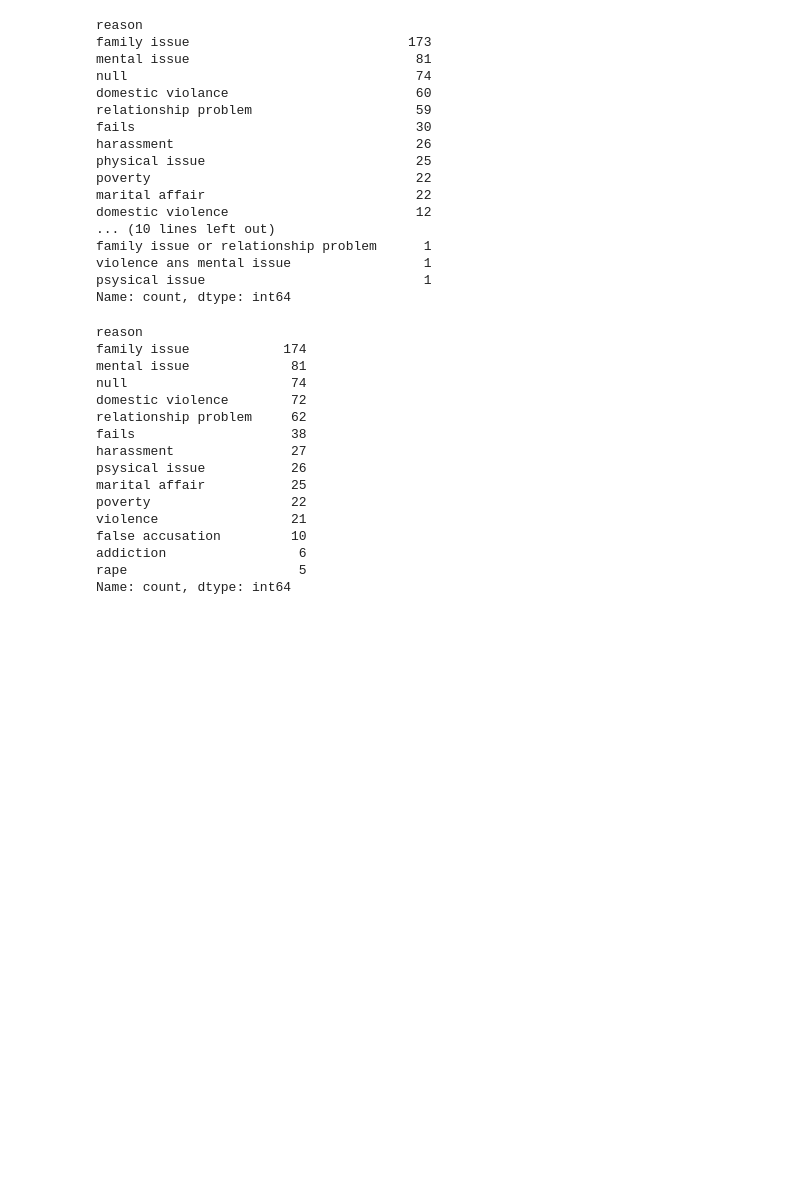
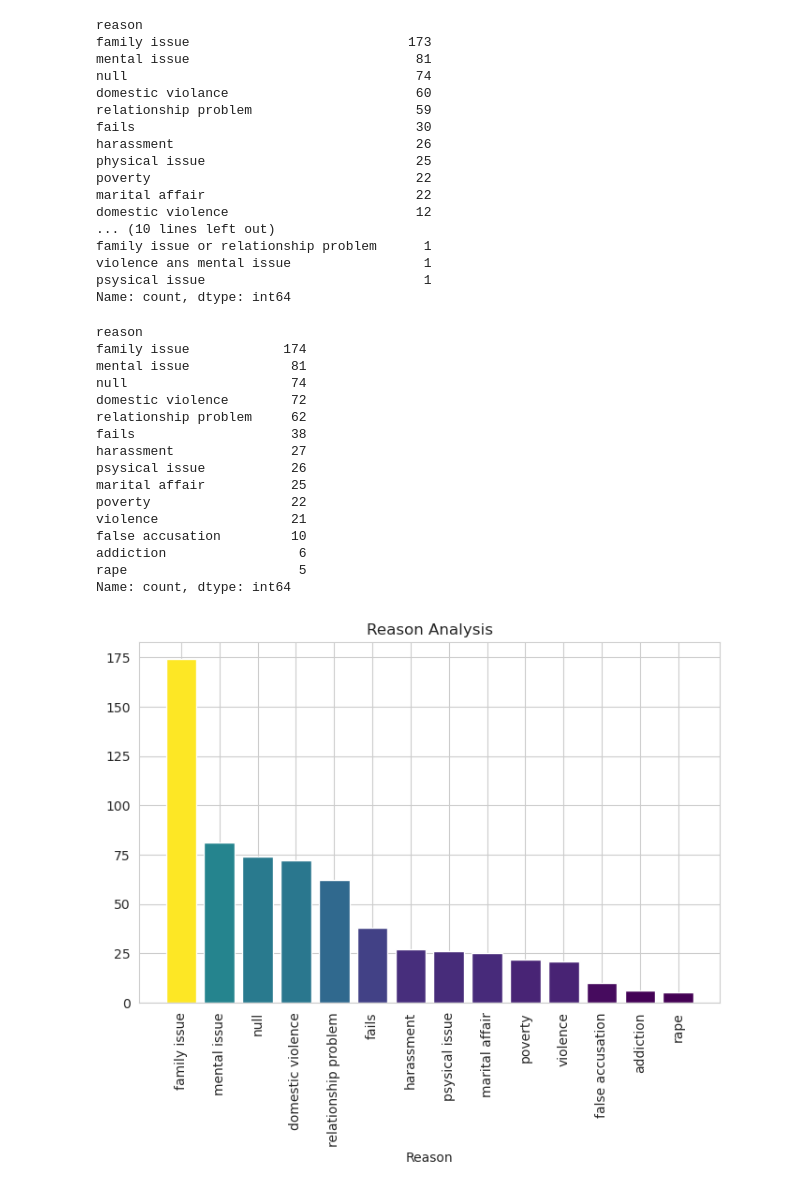
Before and after one commit to rahad404/Bangladesh-Suicide-Analysis, a Jupyter notebook: bd_suicide.ipynb, the cells around one changed output. Drawn from its saved outputs; the diff is of its cells as text; code cells hidden in the pictures; blank space fills up the shorter version.

Commit message:
visualize reasons

```diff
--- a/bd_suicide.ipynb
+++ b/bd_suicide.ipynb
@@ -625,3 +625,6 @@ false accusation         10
 addiction                 6
 rape                      5
 Name: count, dtype: int64
+# %%
+Reason = reasonx.value_counts().reset_index()
+Reason = pd.DataFrame(Reason)
@@ -627,0 +638,15 @@ Name: count, dtype: int64
+# %%
+# visualize with mathplotlib
+cmap = plt.get_cmap('viridis')
+normalize = plt.Normalize(min(Reason['count']), max(Reason['count']))
+colors = cmap(normalize(Reason['count']))
+
+plt.figure(figsize=(8,5))
+plt.bar(Reason['reason'],Reason['count'],color = colors)
+plt.xlabel('Reason')
+plt.xticks(rotation=90)
+plt.title('Reason Analysis')
+
+plt.show()
+# %% [output]
+[figure, added]
```
Also changed, not shown: parts of 2 cells of this notebook, 1 other file.
